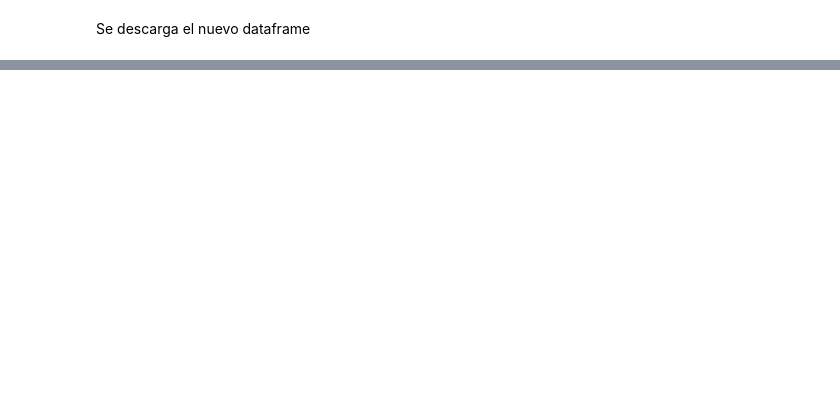
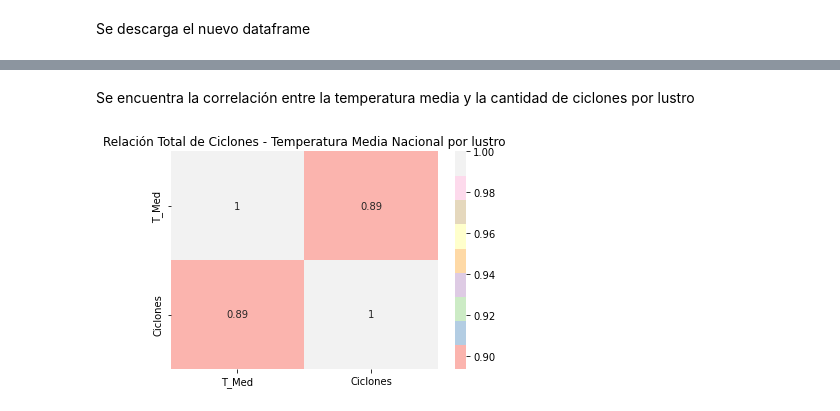
Before and after one commit to AdrianDiazGaxiola/Proyecto-Final, a Jupyter notebook: Ciclones.ipynb, the cells around one changed output, grey strips where cells are left out. Saved outputs shown, nothing was run; the diff lists cells and outputs as text; code cells hidden in the pictures; blank space fills up the shorter version.

```diff
--- a/Ciclones.ipynb
+++ b/Ciclones.ipynb
@@ -614,0 +649,35 @@ sns.lineplot(data=df3["Total"], color = "black")
+# %% [markdown]
+Se encuentra la correlación entre la temperatura media y la cantidad de ciclones por lustro
+# %%
+df2 = pd.DataFrame()
+
+df2['Anio'] = range(1985, 2016, 5)
+tmed = df.T_Med.to_list()
+tmed2 = []
+
+j = 0
+#Se obtiene el promedio de las temperaturas por lustro
+for i in range(7):
+  if (i==6):
+    tmed2.append ((tmed[j] + tmed[j+1] + tmed[j+2] + tmed[j+3] + tmed[j+4] + tmed[j+5]) / 6)
+  else:
+    tmed2.append ((tmed[j] + tmed[j+1] + tmed[j+2] + tmed[j+3] + tmed[j+4]) / 5)
+  j += 5
+
+df2['T_Med'] = tmed2
+
+#Se copian los datos de los ciclones a partir del lustro que comienza en 1985 debido a que a partir de aquí se tienen los datos de las temperaturas medias
+df3 = totalxlustro[3:].copy()
+
+df2['Ciclones'] = df3.Total.tolist()
+
+df2 = df2.set_index('Anio', drop = True)
+
+c = df2.corr()
+
+plt.title("Relación Total de Ciclones - Temperatura Media Nacional por lustro")
+sns.heatmap(c, cmap = 'Pastel1', annot = True)
+
+plt.savefig("Relación ciclones t_med gráfica.jpg", bbox_inches='tight')
+# %% [output]
+[figure, added]
```
Also changed, not shown: parts of 14 cells of this notebook.
